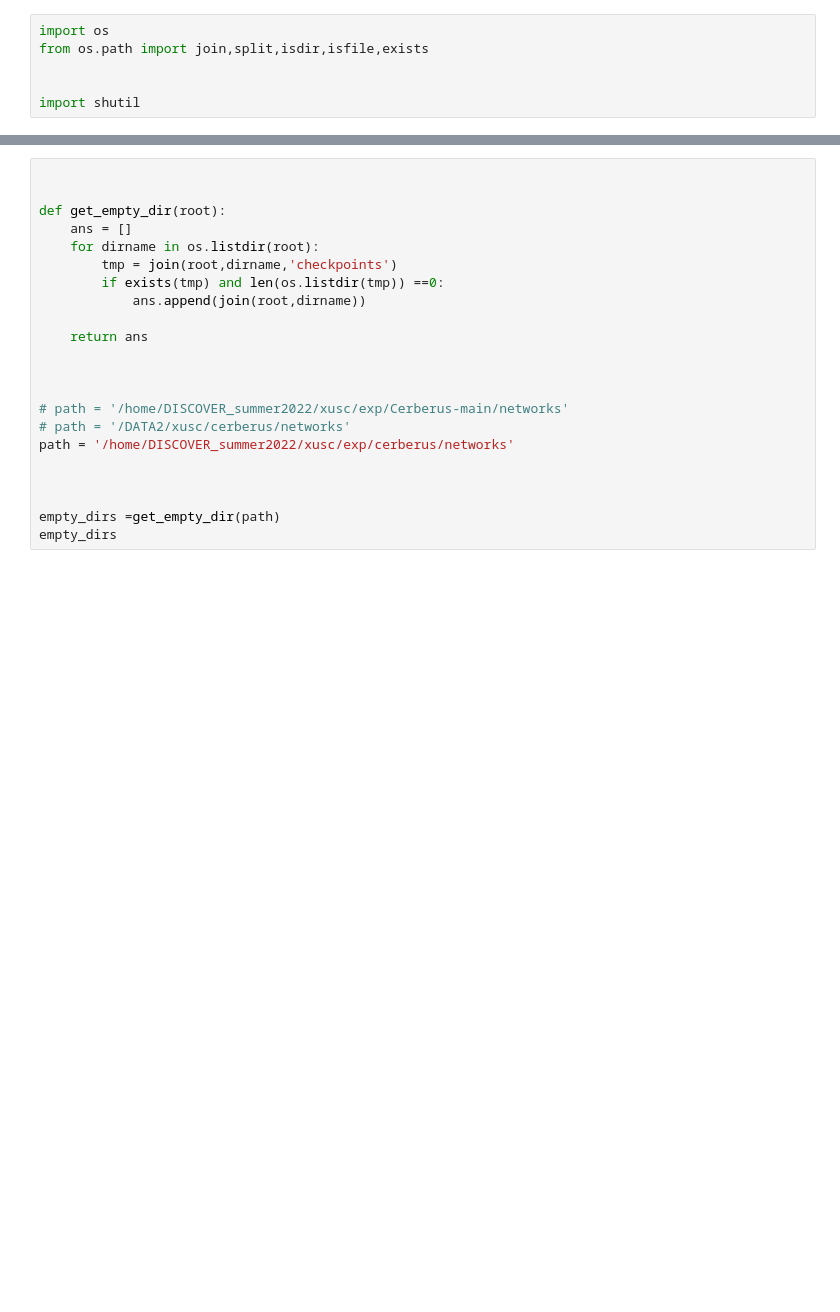
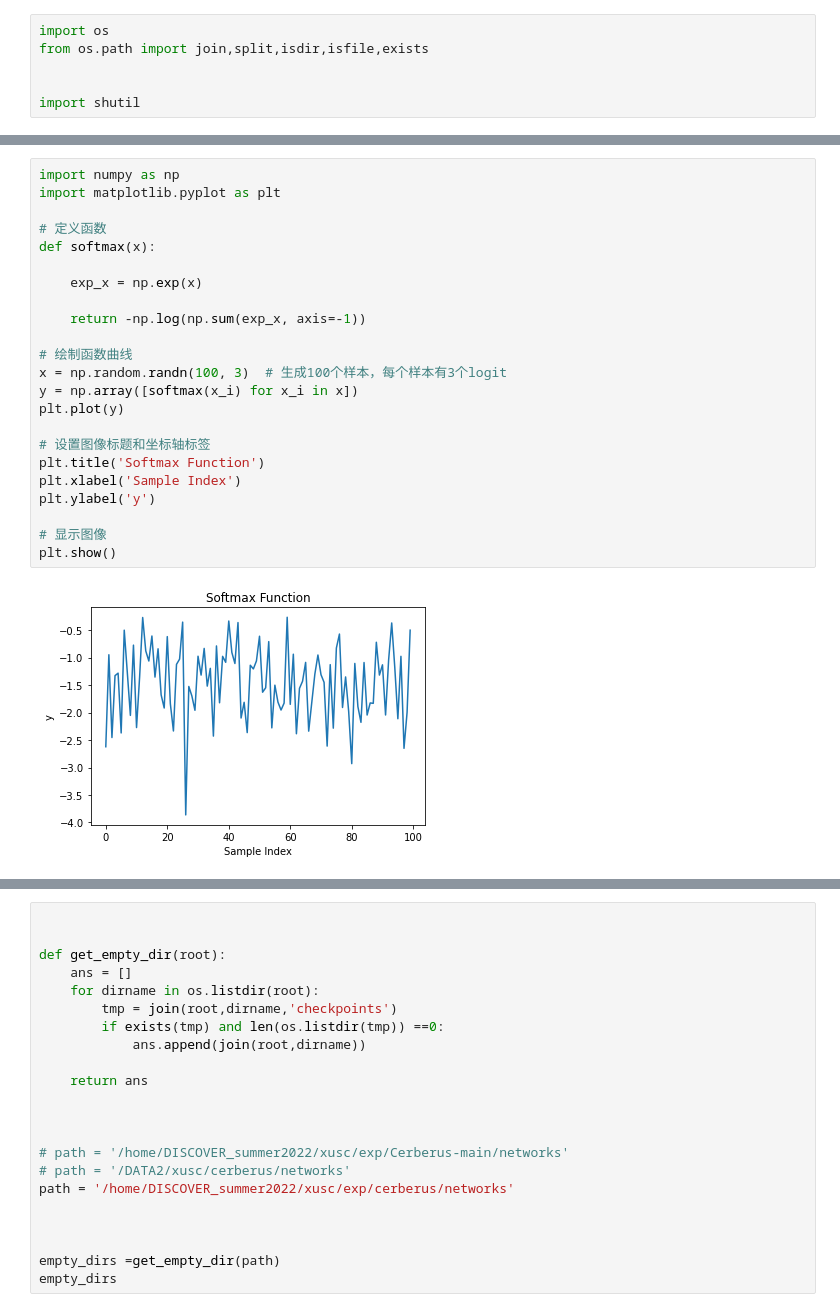
Before and after one commit to Daniellli/ECT, a Jupyter notebook: jupyters/utils.ipynb, the cells around one changed output, grey strips where cells are left out. Saved outputs shown, nothing was run; the diff lists cells and outputs as text; blank space fills up the shorter version.

```diff
--- a/jupyters/utils.ipynb
+++ b/jupyters/utils.ipynb
@@ -6,0 +30,25 @@ import shutil
+# %%
+import numpy as np
+import matplotlib.pyplot as plt
+
+# 定义函数
+def softmax(x):
+
+    exp_x = np.exp(x)
+
+    return -np.log(np.sum(exp_x, axis=-1))
+
+# 绘制函数曲线
+x = np.random.randn(100, 3)  # 生成100个样本，每个样本有3个logit
+y = np.array([softmax(x_i) for x_i in x])
+plt.plot(y)
+
+# 设置图像标题和坐标轴标签
+plt.title('Softmax Function')
+plt.xlabel('Sample Index')
+plt.ylabel('y')
+
+# 显示图像
+plt.show()
+# %% [output]
+[figure, added]
```
Also changed, not shown: parts of 2 cells of this notebook, 2 other files.
